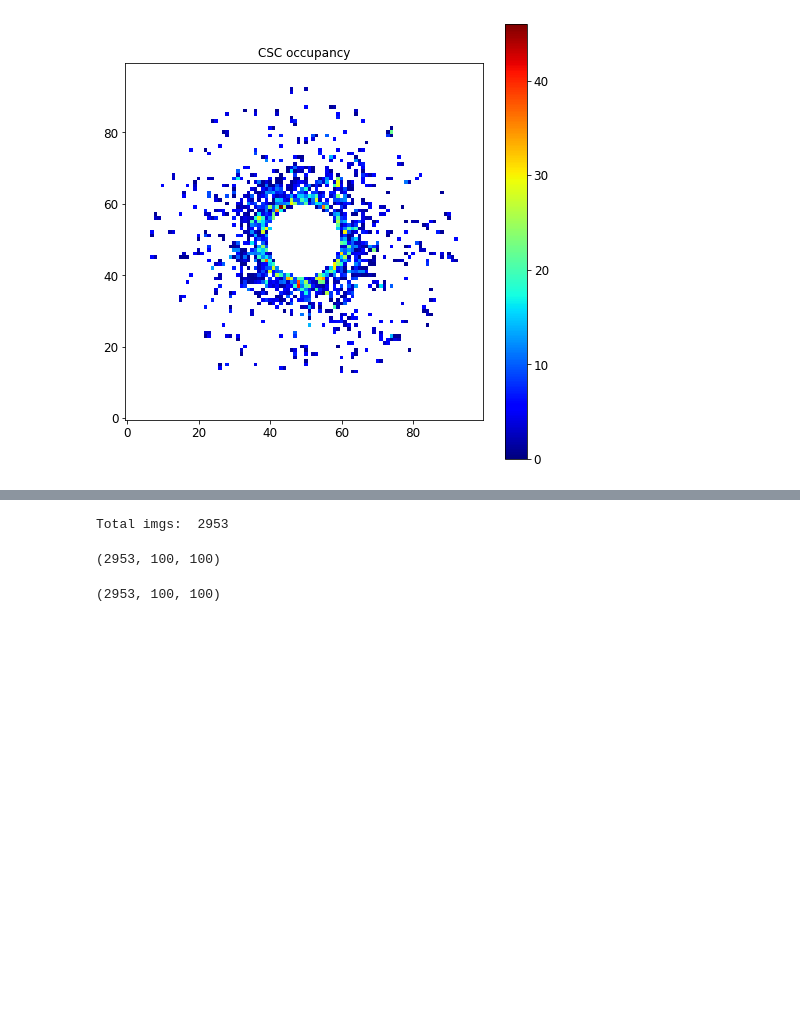
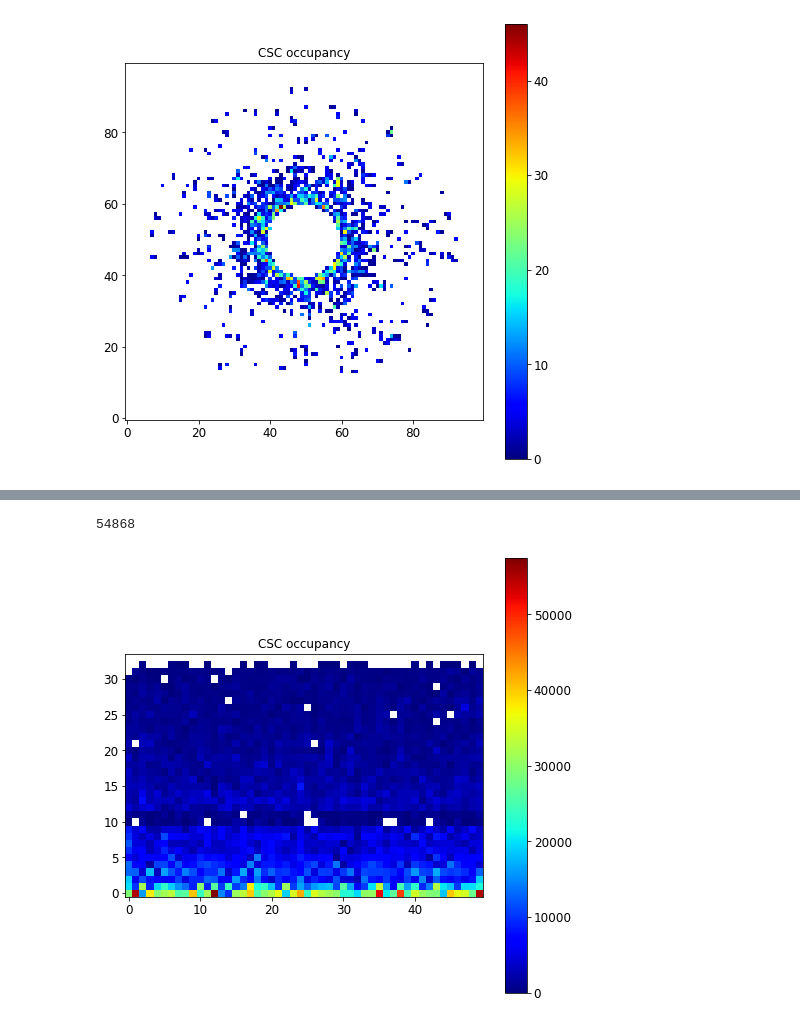
Before and after one commit to Ma128-bit/ML4DQM_deprecated, a Jupyter notebook: CSC_AE_preprocessing.ipynb, the cells around one changed output, grey strips where cells are left out. Saved outputs shown, nothing was run; the diff lists cells and outputs as text; code cells hidden in the pictures; blank space fills up the shorter version.

```diff
--- a/CSC_AE_preprocessing.ipynb
+++ b/CSC_AE_preprocessing.ipynb
@@ -309,5 +310,8 @@ Show2Dimg(XY_to_Polar(sum_img))
+# %%
+len(monitoring_elements)
+# %% [output]
+54868
 # %%
 #hadding consecutive ls to get a given total lumi
-imgs, lumis, entry, num = hadd_img(monitoring_elements, 300) #corresponds to 0.3 pb-1/s
+# imgs, lumis, entry, num = hadd_img(monitoring_elements, 300) #corresponds to 0.3 pb-1/s
+imgs_bad_simulated, lumis_bad_simulated, entry_bad_simulated, num_bad_simulated = hadd_img_simulated_bad(monitoring_elements, 300) #corresponds to 0.3 pb-1/s
-# %% [output]
-Total imgs:  2953
@@ -317,11 +318,7 @@ def simulate_bad(good_imgs):
-# %%
-np.array(imgs).shape
-# %% [output]
-(2953, 100, 100)
-# %%
-np.array(imgs).shape
-# %% [output]
-(2953, 100, 100)
+# %%
+Show2Dimg(imgs_bad_simulated[2])
+# %% [output]
+[figure, added]
 # %%
 #this plot tells you how many consequent ls were summed up
 plt.hist(num, bins=50, range=(10, 30), edgecolor='black')
```
Also changed, not shown: parts of 11 cells of this notebook, 1 other file.
